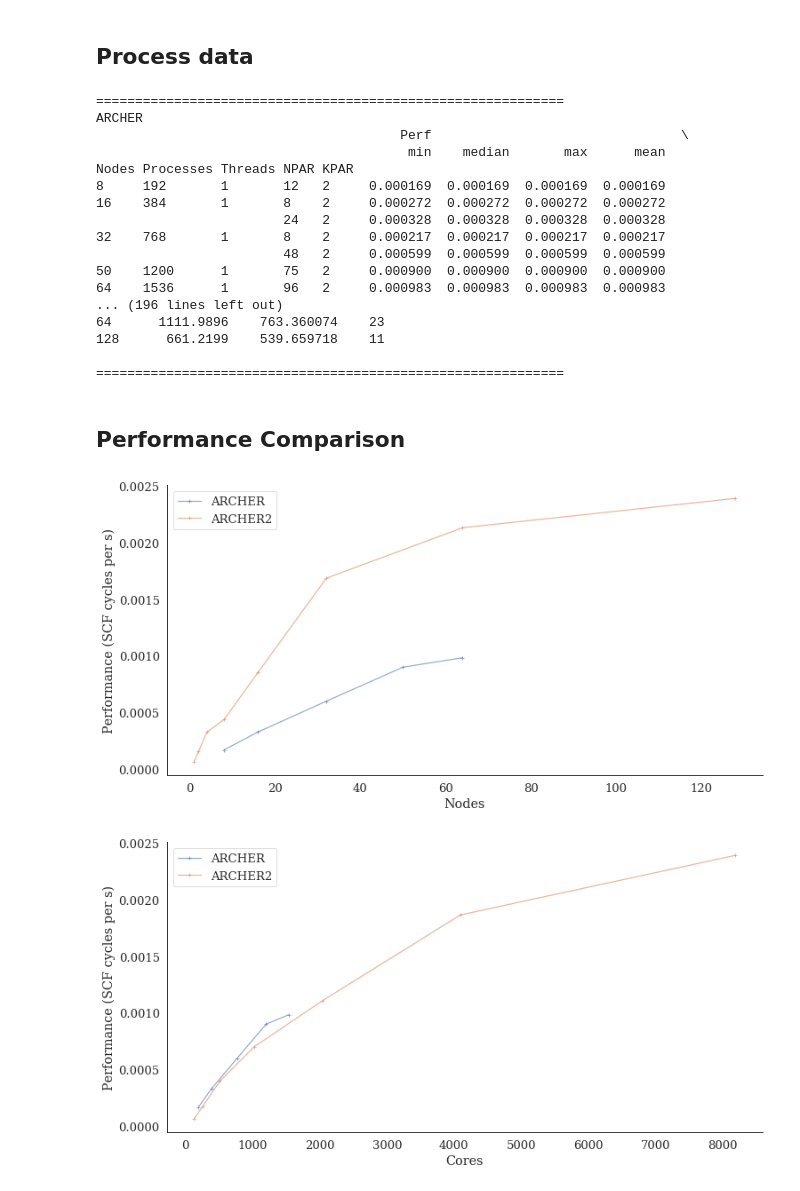
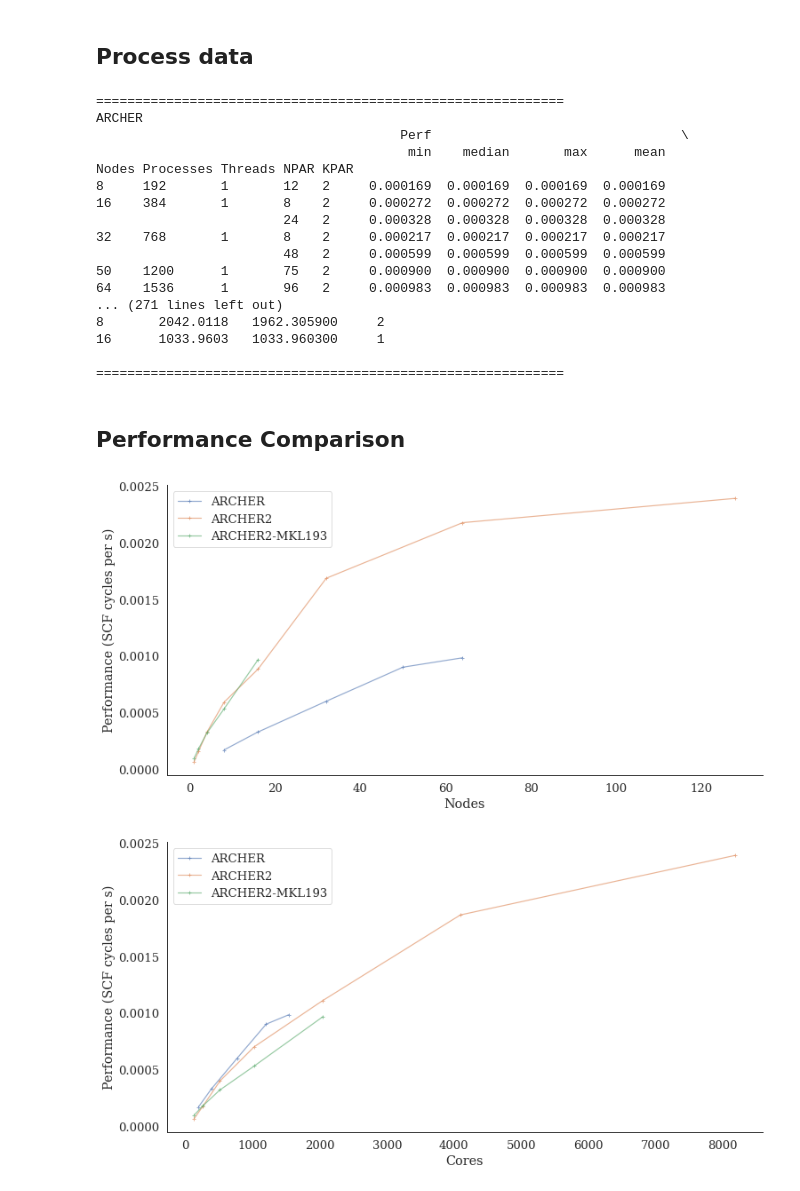
Before and after one commit to hpc-uk/archer-benchmarks, a Jupyter notebook: others/VASP/analysis/VASP_CdTe_perf_analysis.ipynb, the cells around one changed output. Saved outputs shown, nothing was run; the diff lists cells and outputs as text; code cells hidden in the pictures.

Commit message:
Adds ARCHER2 MKL performance comparison

```diff
--- a/others/VASP/analysis/VASP_CdTe_perf_analysis.ipynb
+++ b/others/VASP/analysis/VASP_CdTe_perf_analysis.ipynb
@@ -30,7 +30,8 @@ sysdetails = sysinfo.getdetails('../../../systems.yaml')
 # %% [markdown]
 ## Process data
 # %%
-systems = ['ARCHER','ARCHER2']
+results = ['ARCHER','ARCHER2','ARCHER2-MKL193']
+systems = {'ARCHER': 'ARCHER', 'ARCHER2': 'ARCHER2', 'ARCHER2-MKL193': 'ARCHER2'}
 perf = {}
 notes = {}
 names = {}
@@ -40,17 +41,17 @@ perf_nodes = {}
 perf_cores = {}
 cpn = {}
 
-for system in systems:
-    wdir = '../CdTe_Hybrid/results/' + system
+for res in results:
+    wdir = '../CdTe_Hybrid/results/' + res
     filelist = filemanip.get_filelist(wdir, 'CdTe_')
-    sysdict = sysdetails[system]
-    names[system] = sysdict['Name']
-    cpn[system] = sysdict['PCores']*sysdict['PPerNode']
+    sysdict = sysdetails[systems[res]]
+    names[res] = res
+    cpn[res] = sysdict['PCores']*sysdict['PPerNode']
     print('\n============================================================')
-    print(sysdict['Name'])
+    print(res)
     vasp_df = pd.DataFrame(vasp.create_df_list(filelist, sysdict['PCores']*sysdict['PPerNode'], perftype="max"))
-    nodes[system], perf_nodes[system] = vasp.get_perf_stats(vasp_df, 'max', writestats=True, plot_cores=False)
-    cores[system], perf_cores[system] = vasp.get_perf_stats(vasp_df, 'max', writestats=False, plot_cores=True)
+    nodes[res], perf_nodes[res] = vasp.get_perf_stats(vasp_df, 'max', writestats=True, plot_cores=False)
+    cores[res], perf_cores[res] = vasp.get_perf_stats(vasp_df, 'max', writestats=False, plot_cores=True)
     print('\n============================================================')
 # %% [output]
 ============================================================
@@ -65,29 +66,29 @@ Nodes Processes Threads NPAR KPAR
                         48   2     0.000599  0.000599  0.000599  0.000599
 50    1200      1       75   2     0.000900  0.000900  0.000900  0.000900
 64    1536      1       96   2     0.000983  0.000983  0.000983  0.000983
-... (196 lines left out)
-64      1111.9896    763.360074    23
-128      661.2199    539.659718    11
+... (271 lines left out)
+8       2042.0118   1962.305900     2
+16      1033.9603   1033.960300     1
 
 ============================================================
 # %% [markdown]
 ## Performance Comparison
 # %%
-for system in systems:
-    plt.plot(nodes[system], perf_nodes[system], '-+', label=names[system], alpha=0.6)
+for res in results:
+    plt.plot(nodes[res], perf_nodes[res], '-+', label=names[res], alpha=0.6)
 plt.xlabel('Nodes')
 plt.ylabel('Performance (SCF cycles per s)')
 plt.legend(loc='best')
 sns.despine()
 # %% [output]
-[figure, old version]
+[figure, new version]
 # %%
-for system in systems:
-    plt.plot(cores[system], perf_cores[system], '-+', label=names[system], alpha=0.6)
+for res in results:
+    plt.plot(cores[res], perf_cores[res], '-+', label=names[res], alpha=0.6)
 plt.xlabel('Cores')
 plt.ylabel('Performance (SCF cycles per s)')
 plt.legend(loc='best')
 sns.despine()
 # %% [output]
-[figure, old version]
+[figure, new version]
 # %%
```
Also changed, not shown: parts of 1 cell of this notebook, 20 other files.
